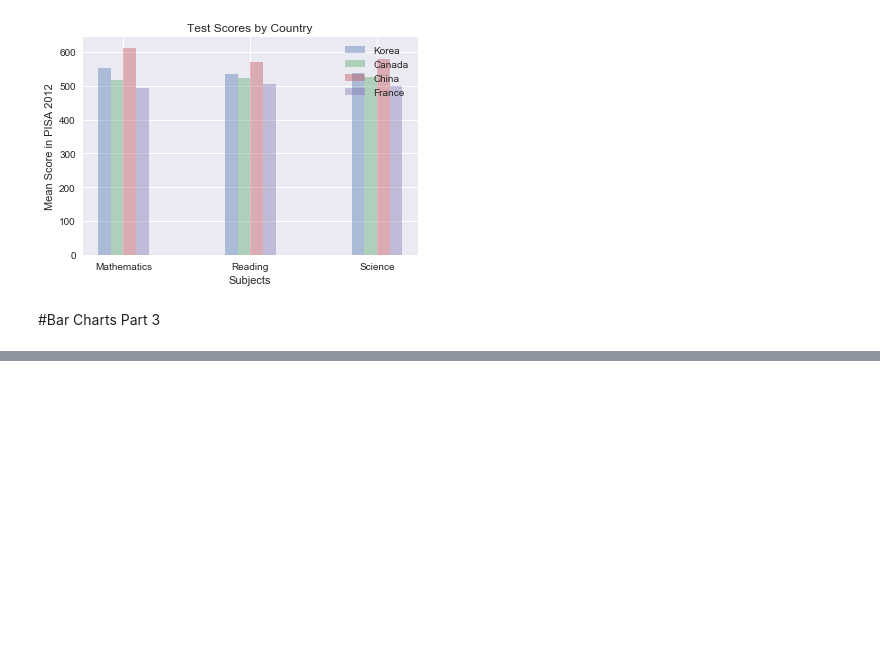
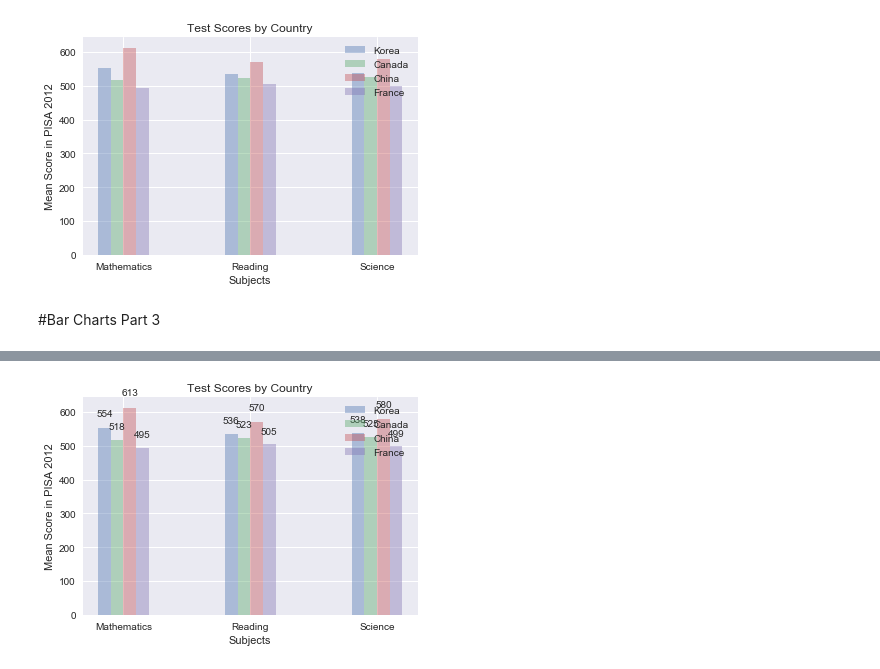
Before and after one commit to jhonasttan/pythonBegToAdClass, a Jupyter notebook: sect14-project9-DataVisiualization/mainNoteBook.ipynb, the cells around one changed output, grey strips where cells are left out. Saved outputs shown, nothing was run; the diff lists cells and outputs as text; code cells hidden in the pictures; blank space fills up the shorter version.

Commit message:
Sect: 14 - Project #9 - Data Visualization - 137. Bar charts pt.3
Signed-off-by: jhonasttan <jhonasttan@gmail.com>

```diff
--- a/sect14-project9-DataVisiualization/mainNoteBook.ipynb
+++ b/sect14-project9-DataVisiualization/mainNoteBook.ipynb
@@ -380,3 +380,8 @@ plt.show()
 [figure]
 # %% [markdown]
 #Bar Charts Part 3
+# %%
+#show properties within pyplot objects
+for item in k1:
+    print(item.get_height())
+    print(item.get_width(), "\n\n")
@@ -382,0 +399,38 @@ plt.show()
+# %%
+def CreateLables(data):
+    for item in data:
+        height = item.get_height()
+        plt.text(item.get_x() + item.get_width() / 2., height*1.05,
+                 "%d" % int(height),
+                 ha="center",
+                 va="bottom")
+# %%
+bar_width = .1
+k1 = plt.bar(index, korea_scores, bar_width,
+             alpha = .4,
+             label = "Korea")
+c1 = plt.bar(index + bar_width, canada_scores, bar_width,
+             alpha = .4,
+             label = "Canada")
+ch1 = plt.bar(index + (bar_width * 2), china_scores, bar_width,
+              alpha = .4,
+             label = "China")
+f1 = plt.bar(index + (bar_width * 3), france_scores, bar_width,
+             alpha = .4,
+             label = "France")
+plt.legend()
+
+#adding column labels - is added to graph before labeling the graph
+labels_list = [k1, c1, ch1, f1]
+
+for l in labels_list:
+    CreateLables(l)
+
+plt.xticks(index + .3 / 2, ("Mathematics", "Reading", "Science"))
+plt.grid(True)
+plt.title("Test Scores by Country")
+plt.ylabel("Mean Score in PISA 2012")
+plt.xlabel("Subjects")
+plt.show()
+# %% [output]
+[figure, added]
```
Also changed, not shown: parts of 2 cells of this notebook.
